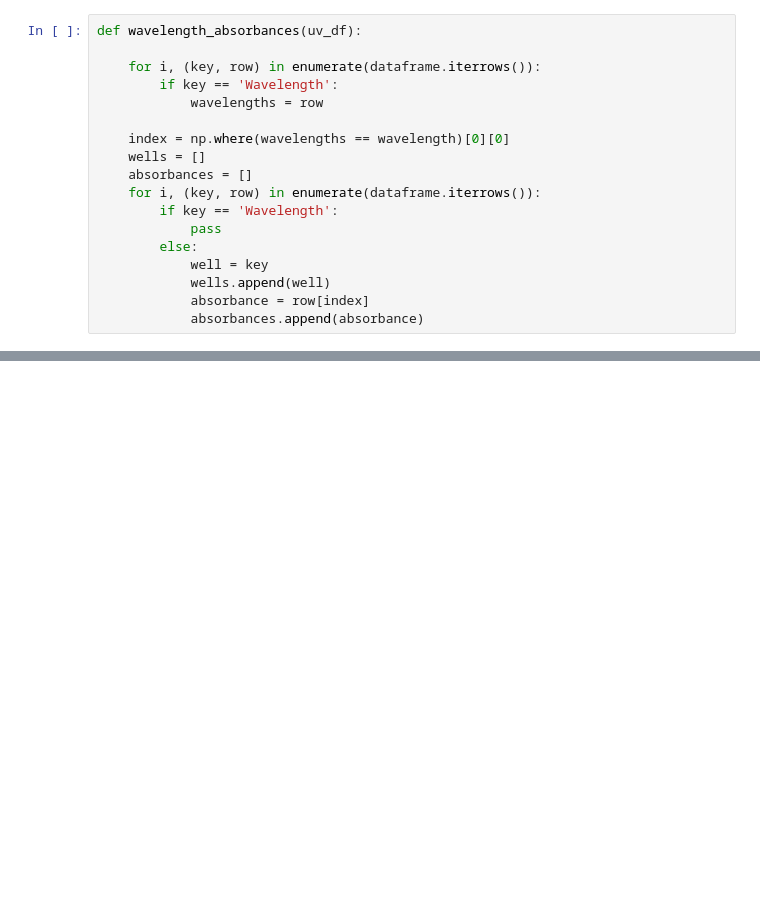
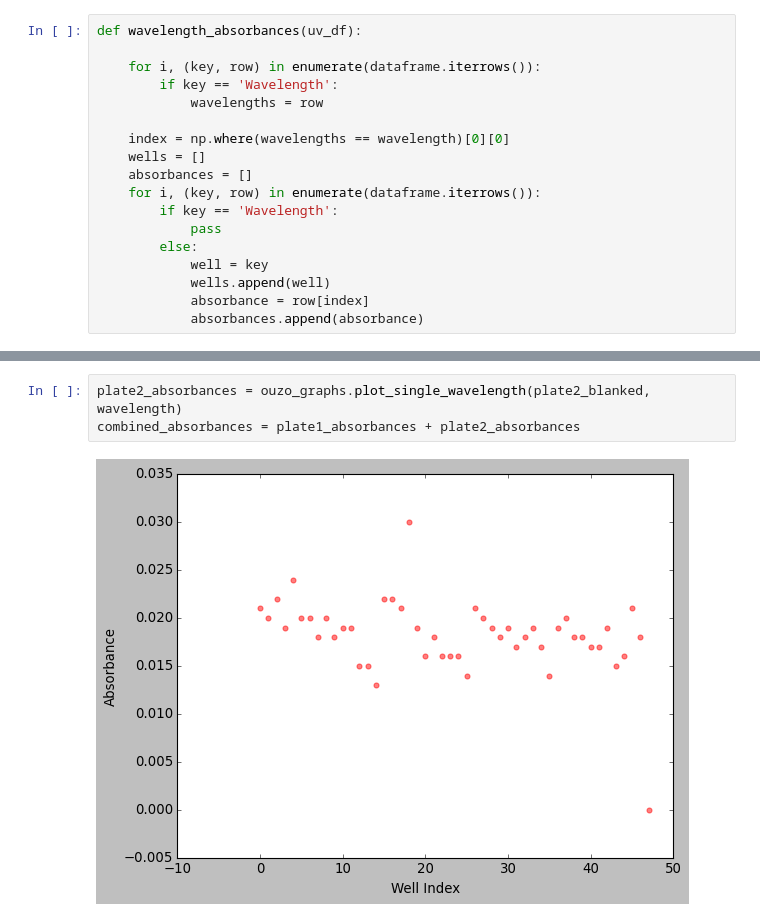
Before and after one commit to pozzo-research-group/OT2Protocols, a Jupyter notebook: ot2protocol/Ouzo_OT2_Sampling/open and combine-Copy1.ipynb, the cells around one changed output, grey strips where cells are left out. Drawn from its saved outputs; the diff is of its cells as text; blank space fills up the shorter version.

```diff
--- a/ot2protocol/Ouzo_OT2_Sampling/open and combine-Copy1.ipynb
+++ b/ot2protocol/Ouzo_OT2_Sampling/open and combine-Copy1.ipynb
@@ -71,2 +53,7 @@ plate2_absorbances = ouzo_graphs.plot_single_wavelength(plate2_blanked, waveleng
+# %%
+plate2_absorbances = ouzo_graphs.plot_single_wavelength(plate2_blanked, wavelength)
+combined_absorbances = plate1_absorbances + plate2_absorbances
+# %% [output]
+[figure, added]
 # %%
 plt.style.use('classic')
```
Also changed, not shown: parts of 9 cells of this notebook, 4 other files.
